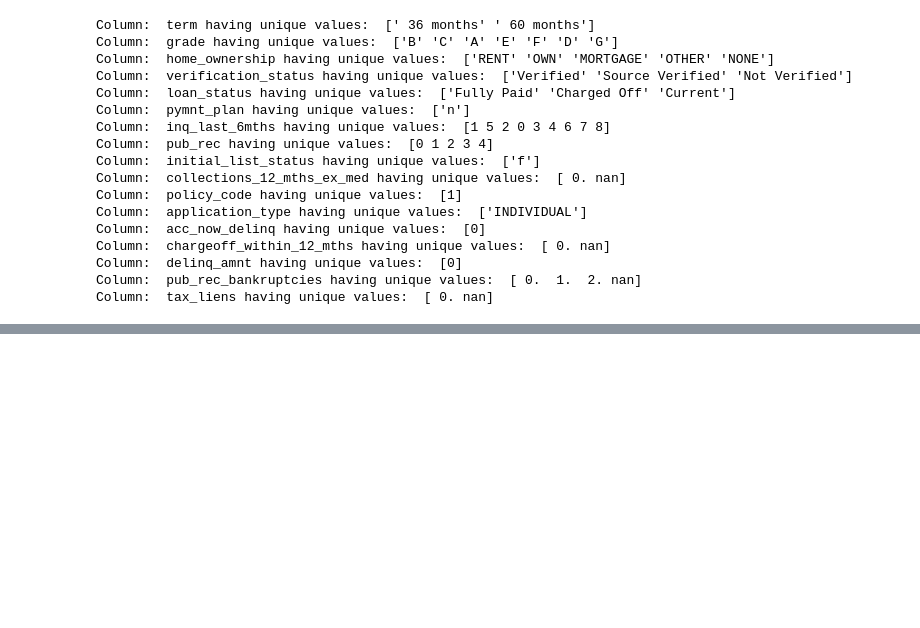
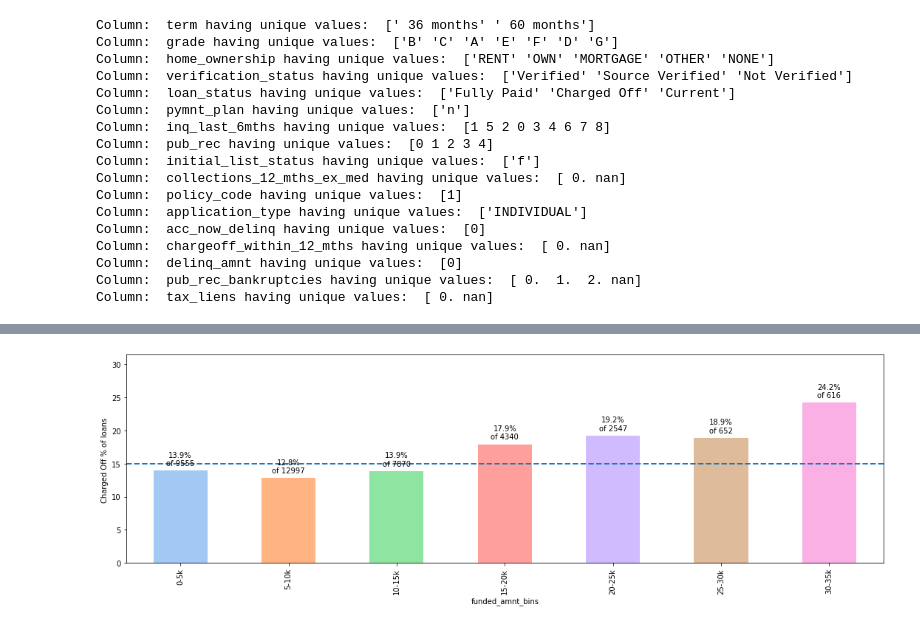
Before and after one commit to Uhapriya/Lending_Club_Case_Study, a Jupyter notebook: Lending_Club_Case_Study.ipynb, the cells around one changed output, grey strips where cells are left out. Cells and saved outputs as stored; diff of their text form; code cells hidden in the pictures; blank space fills up the shorter version.

```diff
--- a/Lending_Club_Case_Study.ipynb
+++ b/Lending_Club_Case_Study.ipynb
@@ -291,0 +397,3 @@ dtype: int64
+# %%
+# Funded to income ratio
+loan_df['funded_to_income']=(loan_df['funded_amnt']*100/loan_df['annual_inc']).astype(int)
@@ -291,0 +498,36 @@ dtype: int64
+# %%
+def count_plot(df,col):
+    total = float(len(df))
+    df.sort_values(by=col,inplace=True)
+    plt.figure(figsize=(10, 4))
+    ax=sns.countplot(x=col, data=df,palette=sns.color_palette('pastel', 16))
+    plt.margins(0.2, 0.2)
+    plt.tight_layout()
+    return showLabels(ax,total)
+
+def categoricalBarPlots(df, arr):
+    rows = int(len(arr)/2)
+    for idx, val in enumerate(arr, start=1):
+        plt.subplot(rows, 2, idx)
+        ax = df.groupby(val).loan_amnt.count().plot.bar(color=sns.color_palette('pastel', 16))
+        showLabels(ax,float(len(df)))
+    plt.tight_layout()
+
+def plot_charged_off(dataframe,plotby):
+    charged_off=dataframe.loc[(dataframe.loan_status == 1)].groupby([plotby]).loan_status.count()
+    #print(charged_off)
+    totalcount = dataframe.groupby(plotby).int_rate_bins.count()
+
+    #print(totalcount)
+    percentages = charged_off * 100 / totalcount
+    #print (percentages)
+
+    #print (percentages.loc[0])
+    plt.figure(figsize=(15, 5))
+    ax = percentages.plot.bar(color=sns.color_palette('pastel', 16))
+    ax.set_ylabel('Charged Off % of loans ')
+
+    ax.axhline(y=15, xmin=0, xmax=1,linestyle='--', lw=2)
+    showLabels(ax,totalcount.to_dict())
+    plt.margins(0.3, 0.3)
+    plt.tight_layout()
@@ -291,0 +594,4 @@ dtype: int64
+# %%
+plot_charged_off(loan_df,'funded_amnt_bins')
+# %% [output]
+[figure, added]
```
Also changed, not shown: parts of 86 cells of this notebook.
